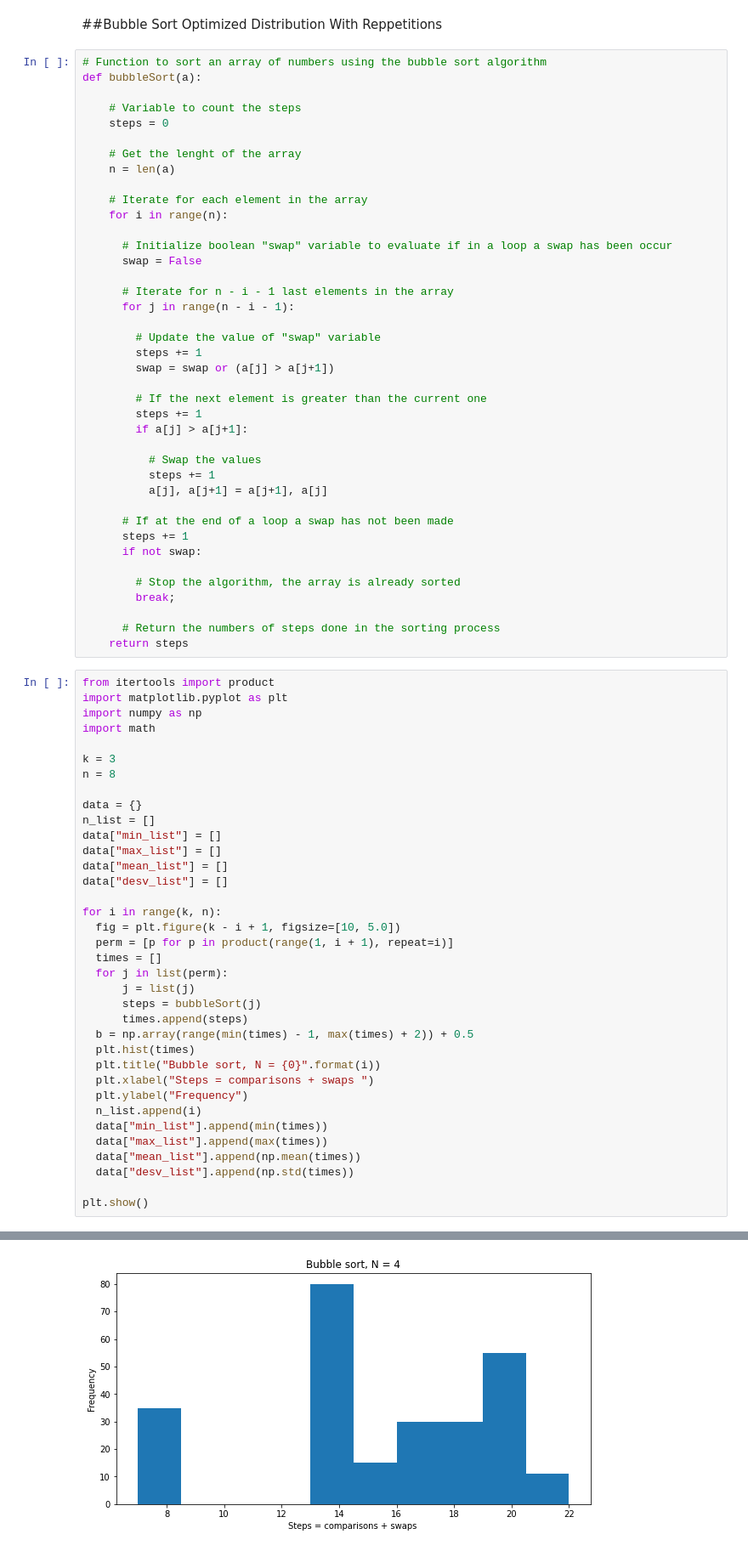
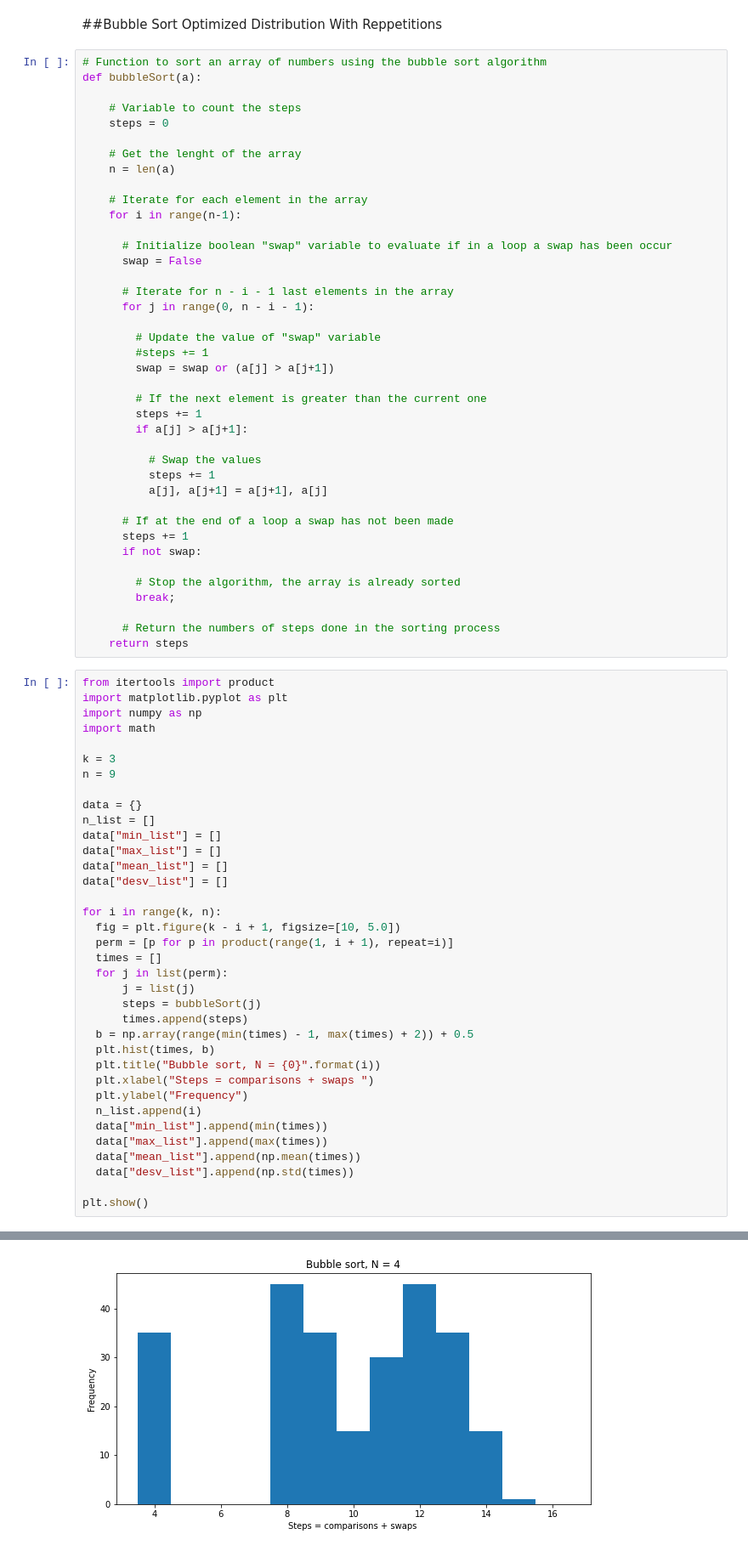
Before and after one commit to yybeltranr/AlgorithmsUN2021I, a Jupyter notebook: Lab9/BubbleSortOptDistributionWithRepGroup2.ipynb, the cells around one changed output, grey strips where cells are left out. Shown at 85% size. Saved outputs shown, nothing was run; the diff lists cells and outputs as text.

```diff
--- a/Lab9/BubbleSortOptDistributionWithRepGroup2.ipynb
+++ b/Lab9/BubbleSortOptDistributionWithRepGroup2.ipynb
@@ -13,16 +13,16 @@ def bubbleSort(a):
     n = len(a)
 
     # Iterate for each element in the array
-    for i in range(n):
+    for i in range(n-1):
 
       # Initialize boolean "swap" variable to evaluate if in a loop a swap has been occur
       swap = False
 
       # Iterate for n - i - 1 last elements in the array
-      for j in range(n - i - 1):
+      for j in range(0, n - i - 1):
 
         # Update the value of "swap" variable
-        steps += 1
+        #steps += 1
         swap = swap or (a[j] > a[j+1])
 
         # If the next element is greater than the current one
@@ -49,7 +49,7 @@ import numpy as np
 import math
 
 k = 3
-n = 8
+n = 9
 
 data = {}
 n_list = []
@@ -67,7 +67,7 @@ for i in range(k, n):
       steps = bubbleSort(j)
       times.append(steps)
   b = np.array(range(min(times) - 1, max(times) + 2)) + 0.5
-  plt.hist(times)
+  plt.hist(times, b)
   plt.title("Bubble sort, N = {0}".format(i))
   plt.xlabel("Steps = comparisons + swaps ")
   plt.ylabel("Frequency")
@@ -83 +83 @@ plt.show()
-[figure, old version]
+[figure, new version]
```
Also changed, not shown: parts of 6 cells of this notebook, 1 other file.
